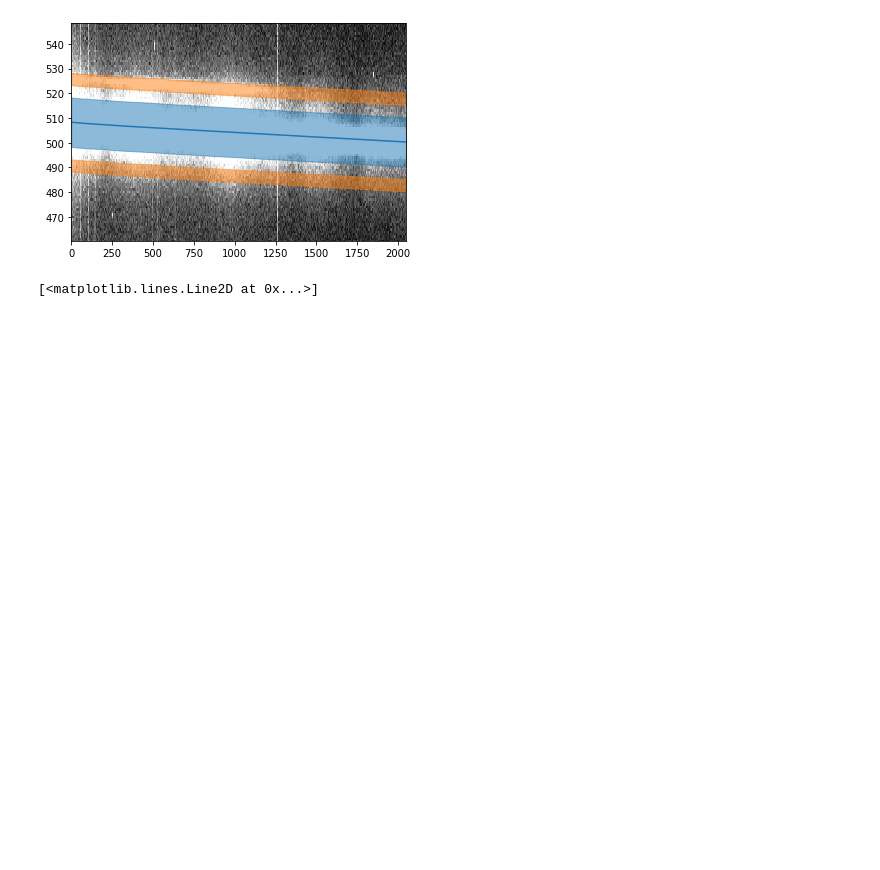
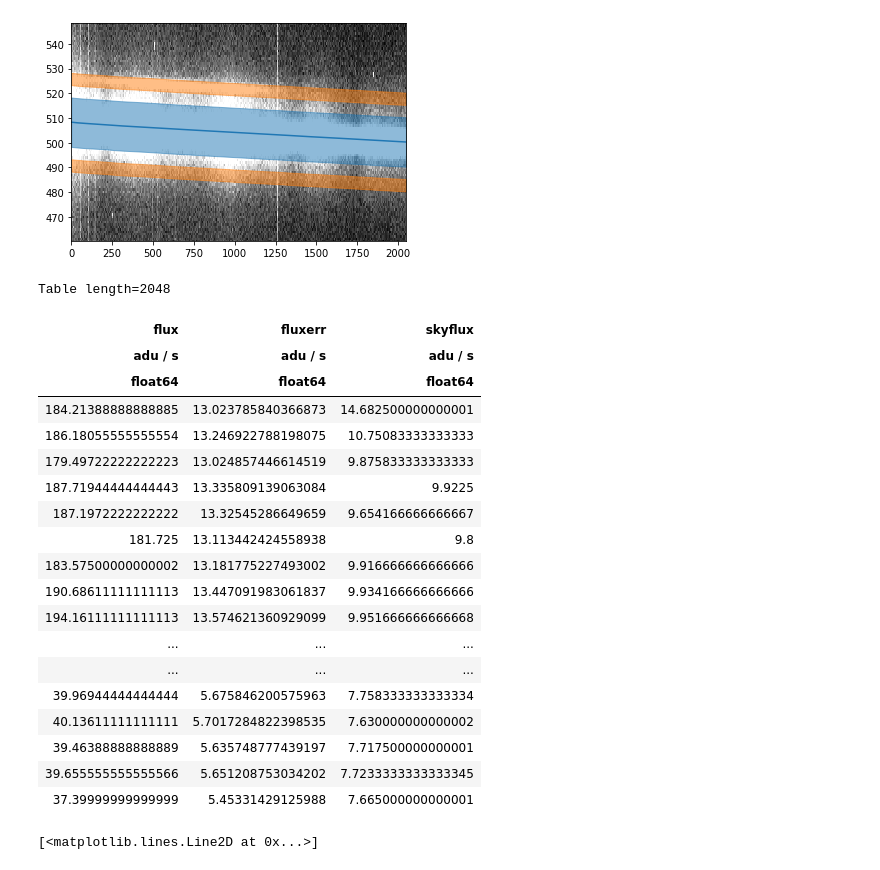
Before and after one commit to jradavenport/specreduce, a Jupyter notebook: specreduce/notebooks/apextract_demo.ipynb, the cells around one changed output. Drawn from its saved outputs; the diff is of its cells as text; code cells hidden in the pictures; blank space fills up the shorter version.

Commit message:
switch extract output to a Table

```diff
--- a/specreduce/notebooks/apextract_demo.ipynb
+++ b/specreduce/notebooks/apextract_demo.ipynb
@@ -79,7 +81,31 @@ _ = trace(fake_img, display=True, guess=800, window=50)
 # %%
-onedspec, skysubflux, fluxerr = extract(img, tr, display=True, apwidth=10, skysep=5, skywidth=5)
+# onedspec, skysubflux, fluxerr = extract(img, tr, display=True, apwidth=10, skysep=5, skywidth=5)
+ex_tbl = extract(img, tr, display=True, apwidth=10, skysep=5, skywidth=5)
 # %% [output]
 [figure]
+# %%
+ex_tbl
+# %% [output]
+Table length=2048
+| flux | fluxerr | skyflux |
+| adu / s | adu / s | adu / s |
+| float64 | float64 | float64 |
+| 184.21388888888885 | 13.023785840366873 | 14.682500000000001 |
+| 186.18055555555554 | 13.246922788198075 | 10.75083333333333 |
+| 179.49722222222223 | 13.024857446614519 | 9.875833333333333 |
+| 187.71944444444443 | 13.335809139063084 | 9.9225 |
+| 187.1972222222222 | 13.32545286649659 | 9.654166666666667 |
+| 181.725 | 13.113442424558938 | 9.8 |
+| 183.57500000000002 | 13.181775227493002 | 9.916666666666666 |
+| 190.68611111111113 | 13.447091983061837 | 9.934166666666666 |
+| 194.16111111111113 | 13.574621360929099 | 9.951666666666668 |
+| ... | ... | ... |
+| ... | ... | ... |
+| 39.96944444444444 | 5.675846200575963 | 7.758333333333334 |
+| 40.13611111111111 | 5.7017284822398535 | 7.630000000000002 |
+| 39.46388888888889 | 5.635748777439197 | 7.717500000000001 |
+| 39.655555555555566 | 5.651208753034202 | 7.7233333333333345 |
+| 37.39999999999999 | 5.45331429125988 | 7.665000000000001 |
 # %%
 # this data comes from the APO DIS red channel, which has wavelength axis backwards
 # (despite not mentioning in the header)
```
Also changed, not shown: parts of 1 cell of this notebook, 1 other file.
